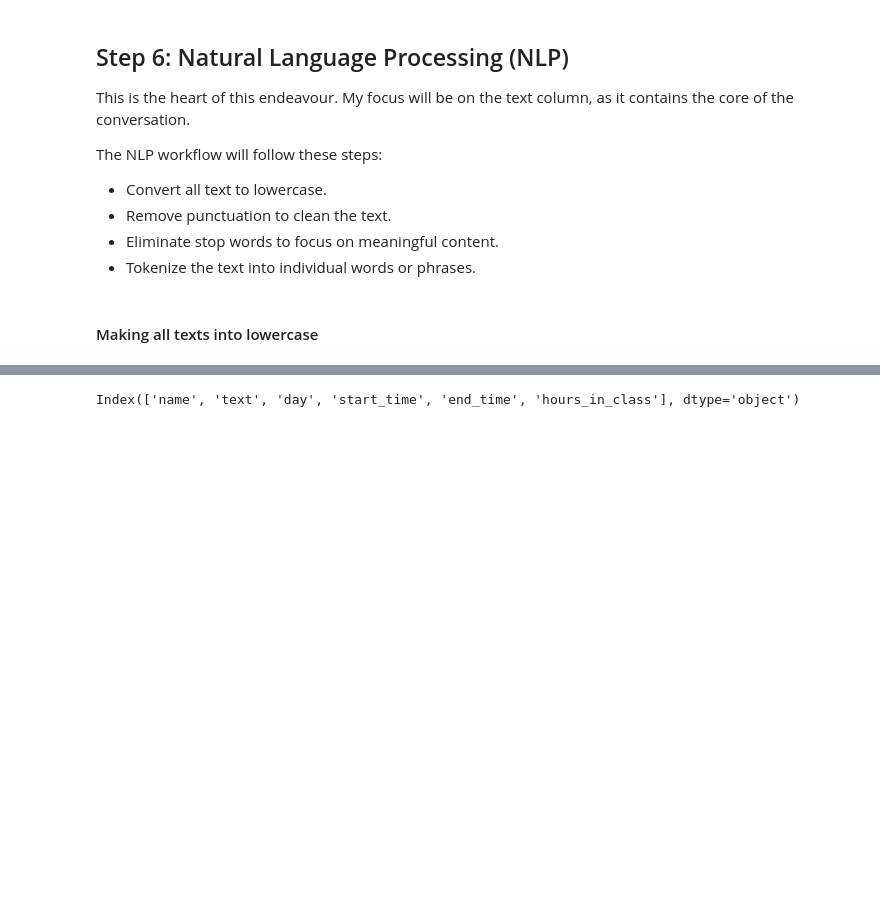
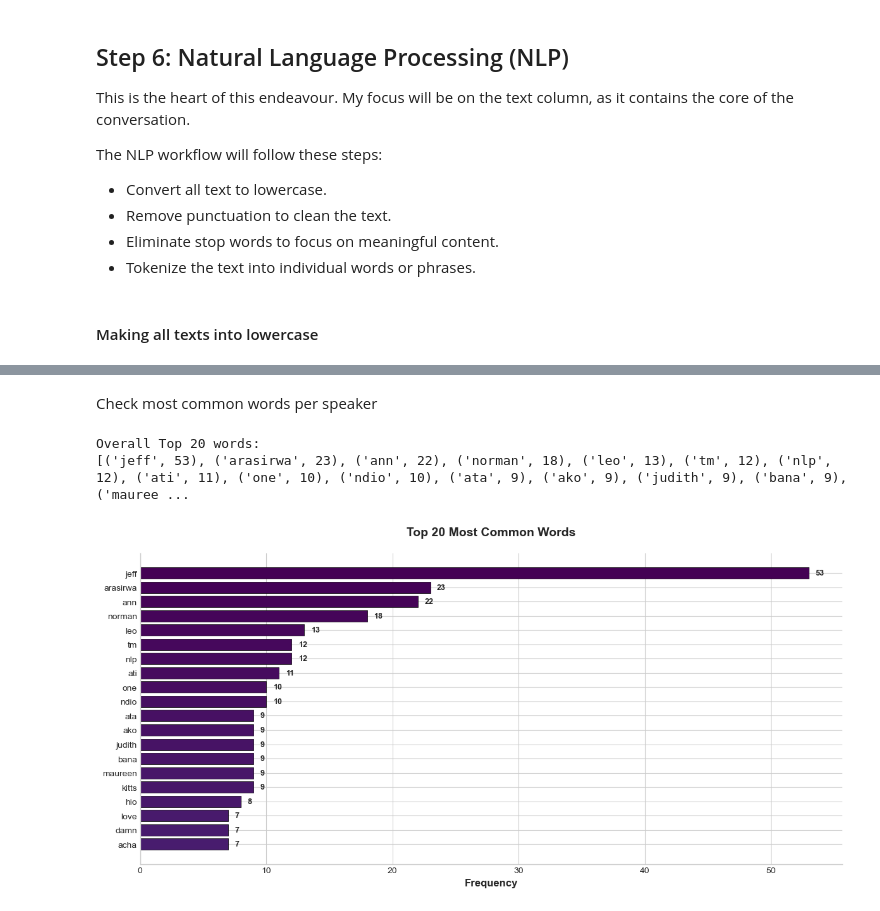
Before and after one commit to Vain-Guy/chit-chat, a Jupyter notebook: chatterbox.ipynb, the cells around one changed output, grey strips where cells are left out. Drawn from its saved outputs; the diff is of its cells as text; code cells hidden in the pictures; blank space fills up the shorter version.

```diff
--- a/chatterbox.ipynb
+++ b/chatterbox.ipynb
@@ -909,4 +938,40 @@ Name: text, Length: 746, dtype: object
-# %%
-chatterbox_df.columns
-# %% [output]
-Index(['name', 'text', 'day', 'start_time', 'end_time', 'hours_in_class'], dtype='object')
+# %% [markdown]
+Check most common words per speaker
+# %%
+# Get most common words in class
+all_tokens = [word for tokens in chatterbox_df["tokens"] for word in tokens]
+fdist_all = FreqDist(all_tokens)
+
+print("Overall Top 20 words:")
+print(fdist_all.most_common(20))
+
+# Visualize
+top_20 = fdist_all.most_common(20)
+words = [w[0] for w in top_20]
+counts = [w[1] for w in top_20]
+
+# Set style
+sns.set_style("whitegrid")
+fig, ax = plt.subplots(figsize=(12, 6))
+
+# Plot
+colors = plt.cm.viridis(range(len(words)))
+bars = ax.barh(words[::-1], counts[::-1], color=colors[::-1], edgecolor='black', linewidth=0.5)
+
+# Customize
+ax.set_xlabel('Frequency', fontsize=12, fontweight='bold')
+ax.set_title('Top 20 Most Common Words', fontsize=14, fontweight='bold', pad=20)
+ax.spines['top'].set_visible(False)
+ax.spines['right'].set_visible(False)
+
+# Add value labels on bars
+for i, (bar, count) in enumerate(zip(bars, counts[::-1])):
+    ax.text(count + max(counts)*0.01, bar.get_y() + bar.get_height()/2,
+            f'{count:,}', va='center', fontsize=9, fontweight='bold')
+
+plt.tight_layout()
+plt.show()
+# %% [output]
+Overall Top 20 words:
+[('jeff', 53), ('arasirwa', 23), ('ann', 22), ('norman', 18), ('leo', 13), ('tm', 12), ('nlp', 12), ('ati', 11), ('one', 10), ('ndio', 10), ('ata', 9), ('ako', 9), ('judith', 9), ('bana', 9), ('mauree ...
+[figure, added]
```
Also changed, not shown: parts of 19 cells of this notebook.
